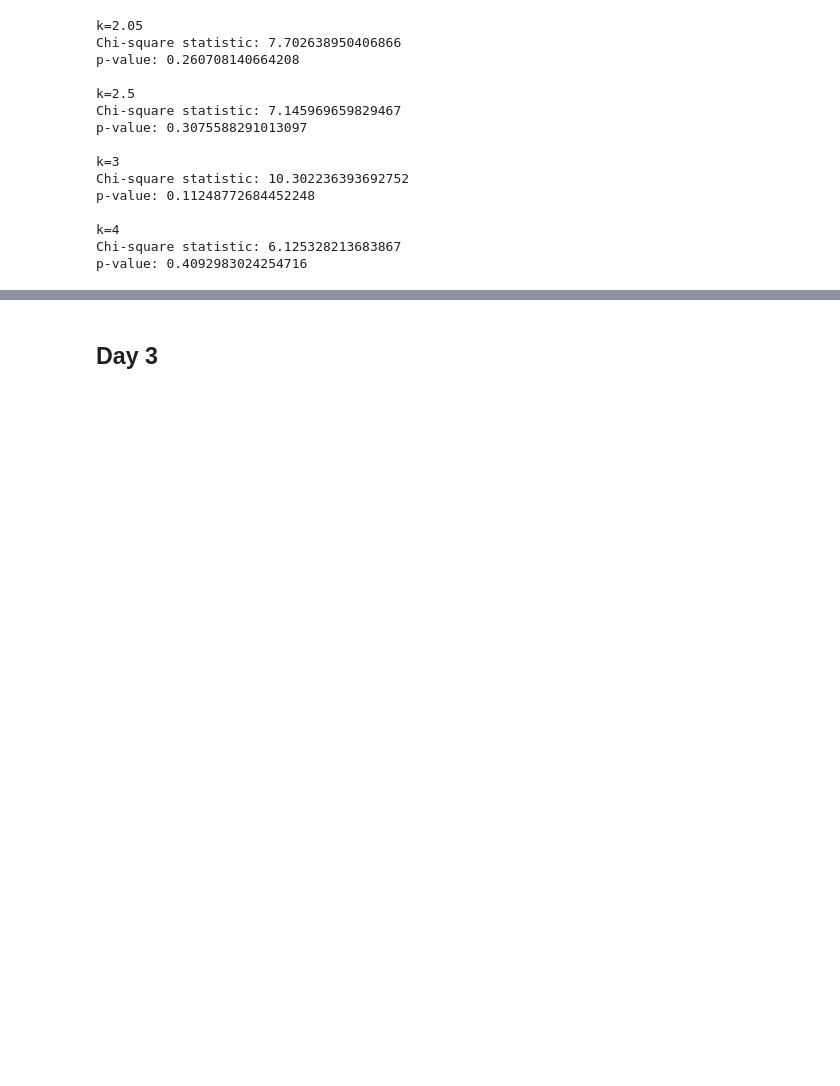
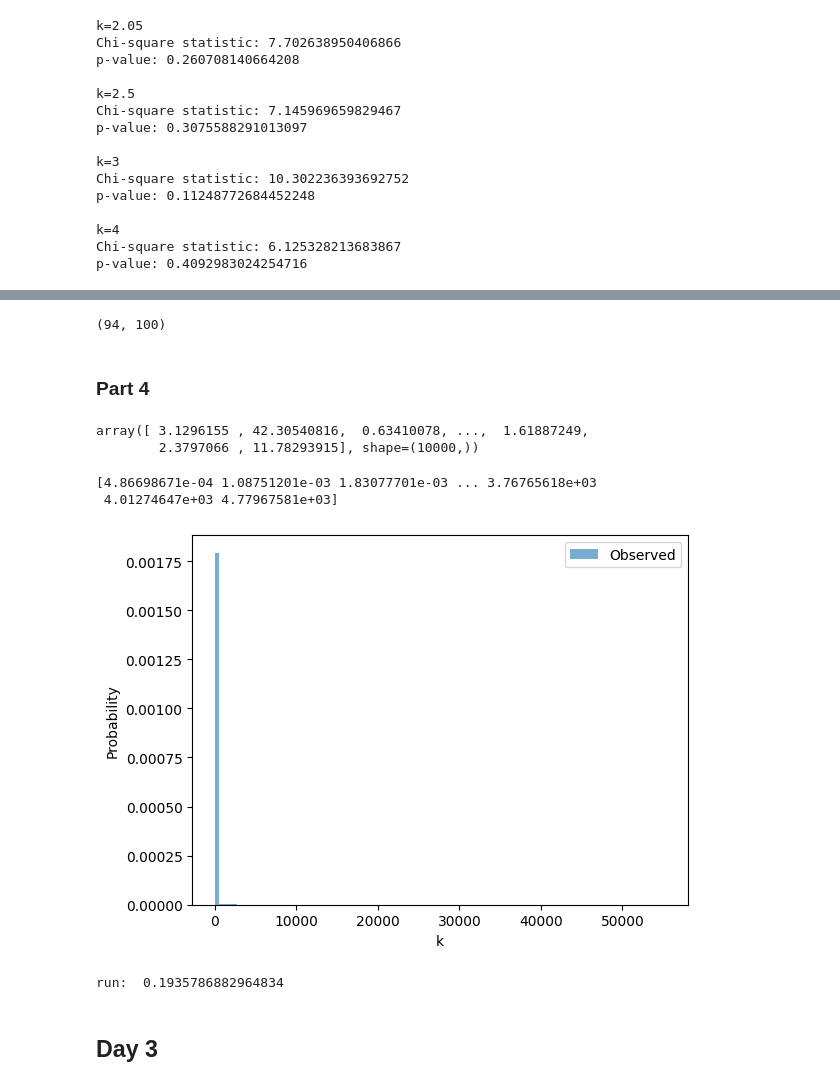
Before and after one commit to AgnesOlsen/02443_Stocastic_Simulation, a Jupyter notebook: Notebooks/Katrine.ipynb, the cells around one changed output, grey strips where cells are left out. Saved outputs shown, nothing was run; the diff lists cells and outputs as text; code cells hidden in the pictures; blank space fills up the shorter version.

```diff
--- a/Notebooks/Katrine.ipynb
+++ b/Notebooks/Katrine.ipynb
@@ -1421,0 +1524,7 @@ p-value: 0.4092983024254716
+# %%
+# Coverage
+Is_mean_within_CI, Is_std_within_CI
+# %% [output]
+(94, 100)
+# %% [markdown]
+### Part 4
@@ -1422,3 +1534,56 @@ p-value: 0.4092983024254716
+# %%
+def pareto_composition(rate, n):
+    '''
+    Generates observations from the Pareto (1,rate) distribution
+
+    Input:
+        rate: Rate for the exponential function (beta for the Pareto distribution)
+        n: Number of observations
+
+    Output:
+        n observations from a Pareto (1,rate) distribution
+    '''
+    X = []
+    for _ in range(n):
+        u1 = np.random.rand()
+        u2 = np.random.rand()
+        y = exp_distribution(u1,rate)
+        x = exp_distribution(u2,y)
+        X.append(x)
+
+    return np.array(X)
+# %%
+pareto_composition(3,10000)
+# %% [output]
+array([ 3.1296155 , 42.30540816,  0.63410078, ...,  1.61887249,
+        2.3797066 , 11.78293915], shape=(10000,))
+# %%
+# plot:
+# Histogram of observed data
+np.random.seed(42)
+rate = 5
+X =pareto_composition(rate,10000)
+print(np.sort(X)[:-10])
+plt.hist(X,
+        bins=100,
+        density=True,
+        alpha=0.6,
+        label='Observed')
+
+
+plt.xlabel('k')
+plt.ylabel('Probability')
+plt.legend()
+plt.show()
+
+
+stat, p_value = runstest_1samp(X,cutoff='median')
+print("run: ", p_value)
+# %% [output]
+[4.86698671e-04 1.08751201e-03 1.83077701e-03 ... 3.76765618e+03
+ 4.01274647e+03 4.77967581e+03]
+[figure, added]
+run:  0.1935786882964834
 # %% [markdown]
 ## Day 3
 # %% [markdown]
```
Also changed, not shown: parts of 19 cells of this notebook, 1 other file.
